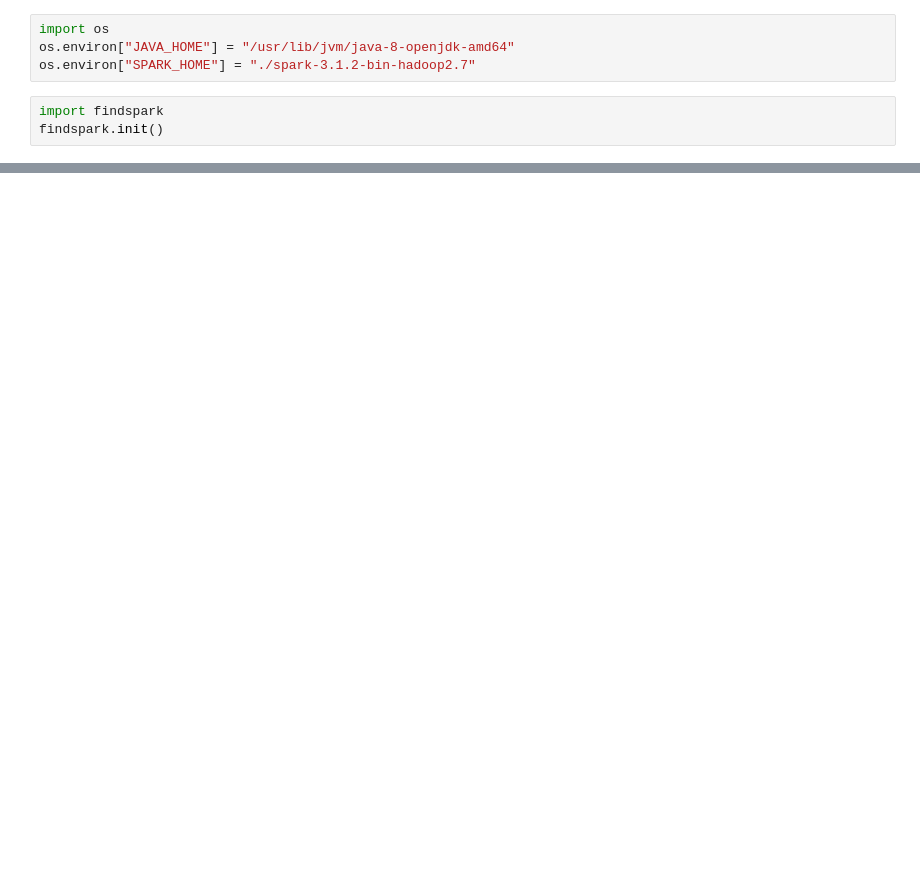
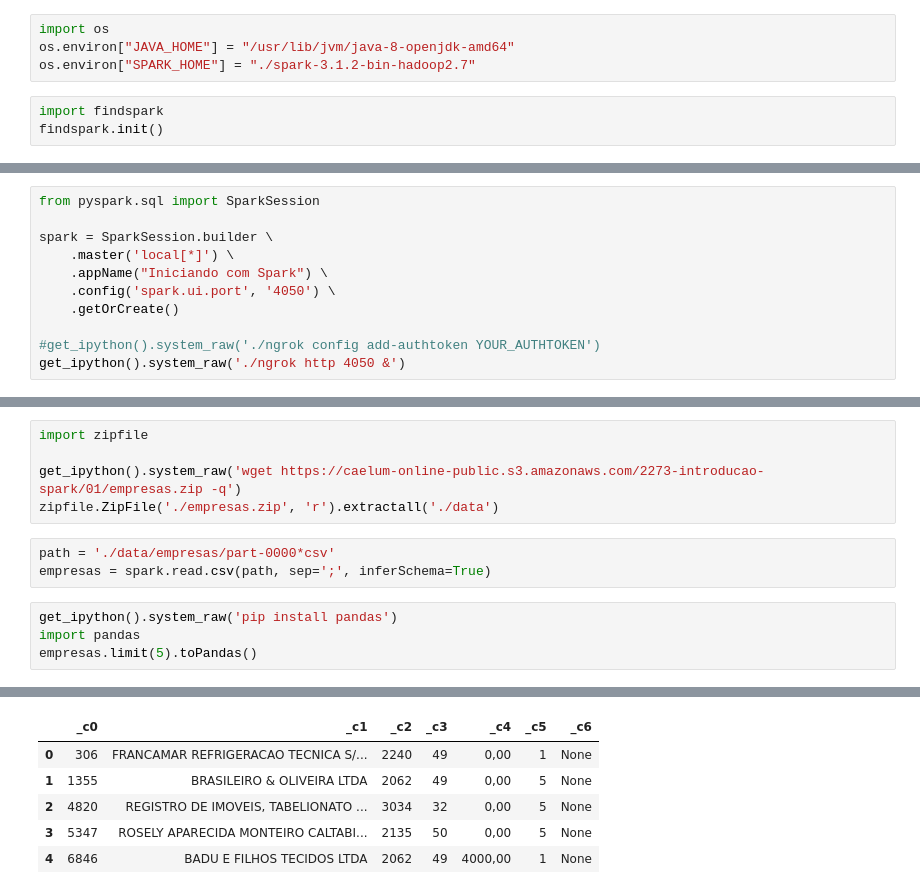
Before and after one commit to ThiagoKS-7/apache-spark-ds, a Jupyter notebook: excercicio.ipynb, the cells around one changed output, grey strips where cells are left out. Cells and saved outputs as stored; diff of their text form; blank space fills up the shorter version.

```diff
--- a/excercicio.ipynb
+++ b/excercicio.ipynb
@@ -32,0 +47,11 @@ zipfile.ZipFile('./empresas.zip', 'r')
+# %%
+from pyspark.sql import SparkSession
+
+spark = SparkSession.builder \
+    .master('local[*]') \
+    .appName("Iniciando com Spark") \
+    .config('spark.ui.port', '4050') \
+    .getOrCreate()
+
+#get_ipython().system_raw('./ngrok config add-authtoken YOUR_AUTHTOKEN')
+get_ipython().system_raw('./ngrok http 4050 &')
@@ -32,0 +82,13 @@ zipfile.ZipFile('./empresas.zip', 'r')
+# %%
+import zipfile
+
+get_ipython().system_raw('wget https://caelum-online-public.s3.amazonaws.com/2273-introducao-spark/01/empresas.zip -q')
+zipfile.ZipFile('./empresas.zip', 'r').extractall('./data')
+# %%
+path = './data/empresas/part-0000*csv'
+empresas = spark.read.csv(path, sep=';', inferSchema=True)
+# %%
+get_ipython().system_raw('pip install pandas')
+import pandas
+empresas.limit(5).toPandas()
+# %% [output]
@@ -32,0 +101,6 @@ zipfile.ZipFile('./empresas.zip', 'r')
+|  | _c0 | _c1 | _c2 | _c3 | _c4 | _c5 | _c6 |
+| 0 | 306 | FRANCAMAR REFRIGERACAO TECNICA S/... | 2240 | 49 | 0,00 | 1 | None |
+| 1 | 1355 | BRASILEIRO & OLIVEIRA LTDA | 2062 | 49 | 0,00 | 5 | None |
+| 2 | 4820 | REGISTRO DE IMOVEIS, TABELIONATO ... | 3034 | 32 | 0,00 | 5 | None |
+| 3 | 5347 | ROSELY APARECIDA MONTEIRO CALTABI... | 2135 | 50 | 0,00 | 5 | None |
+| 4 | 6846 | BADU E FILHOS TECIDOS LTDA | 2062 | 49 | 4000,00 | 1 | None |
```
Also changed, not shown: parts of 15 cells of this notebook, 1 other file.
